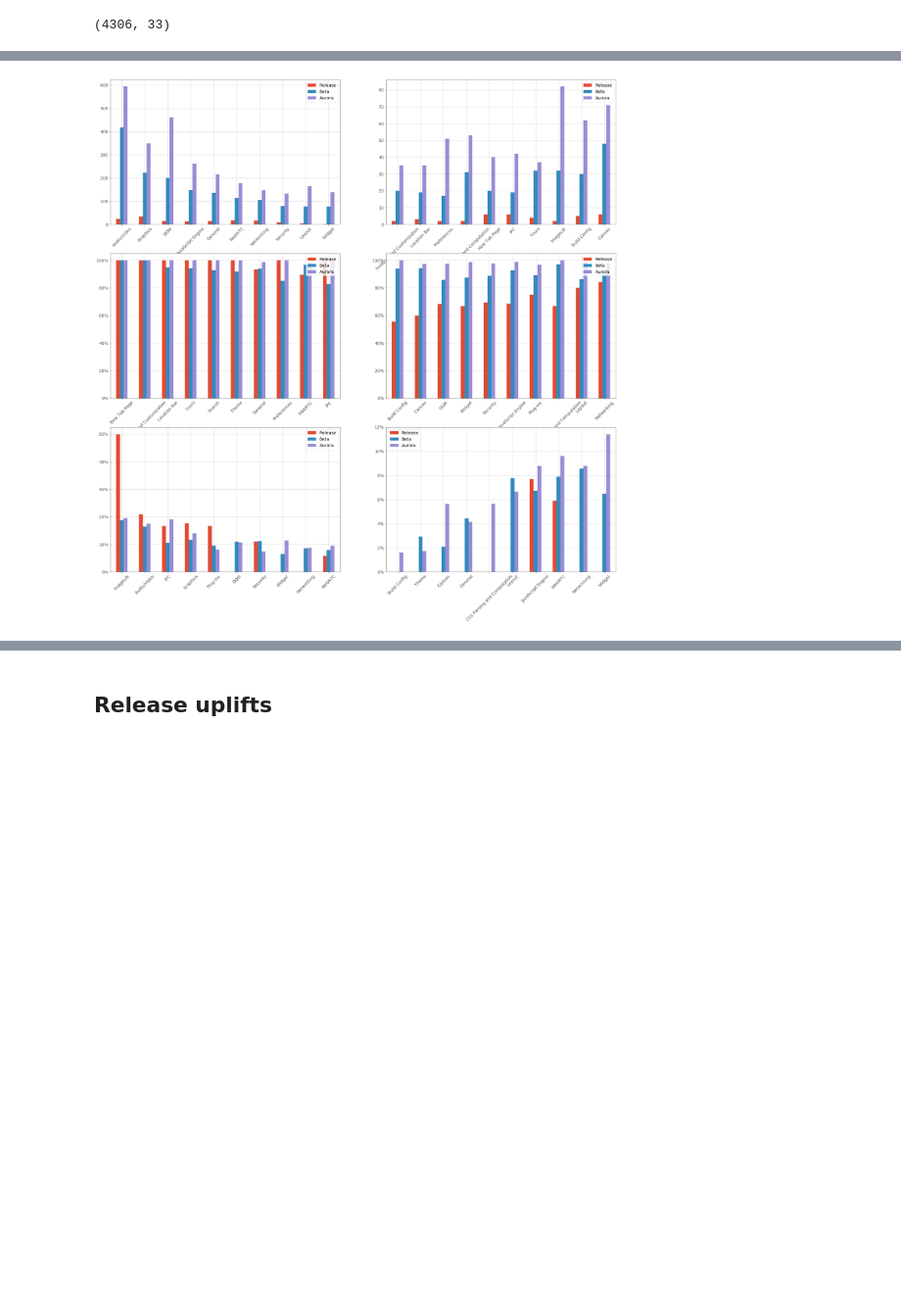
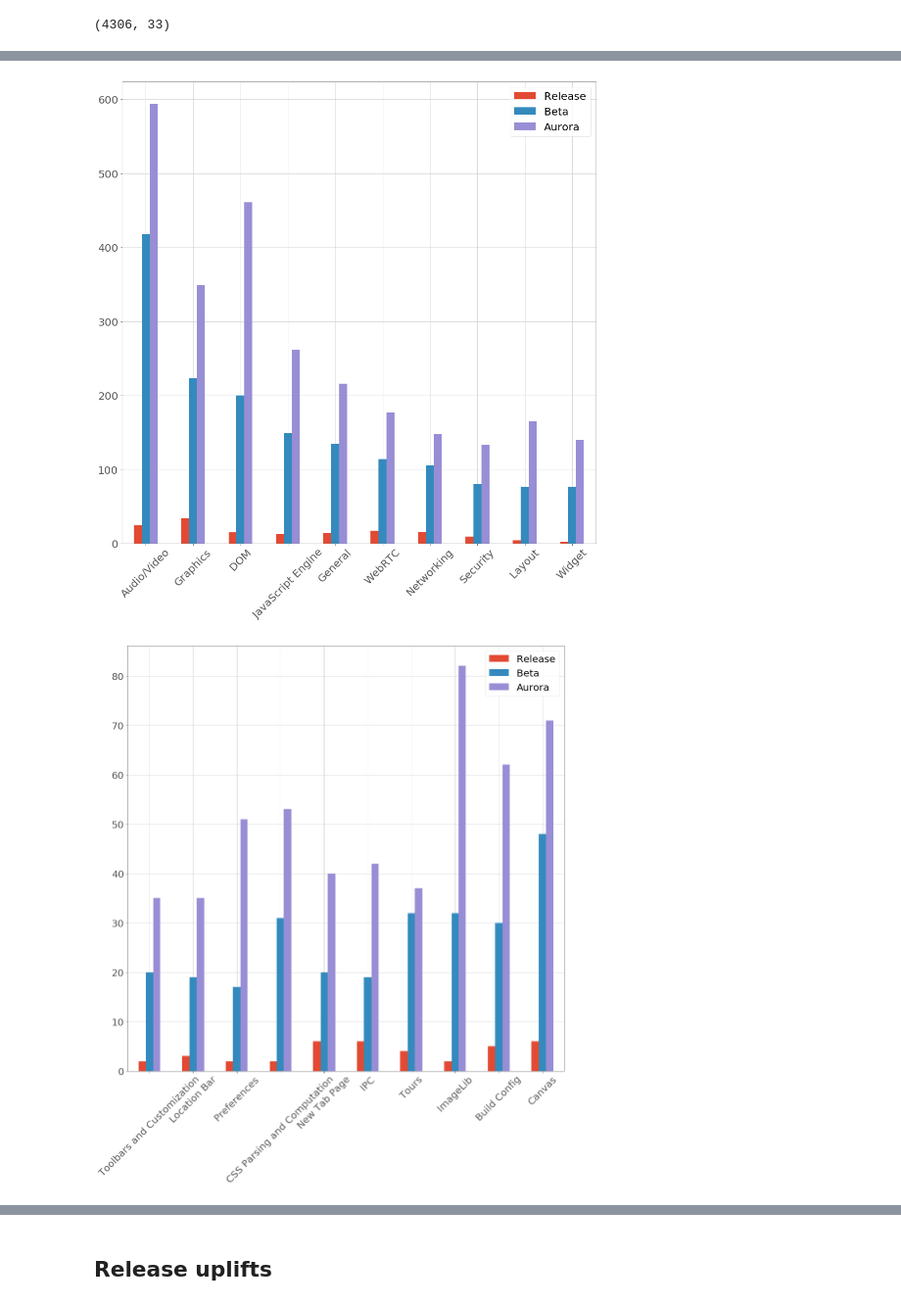
Before and after one commit to marco-c/uplift-analysis, a Jupyter notebook: plots/Plots.ipynb, the cells around one changed output, grey strips where cells are left out. Shown at 98% size. Cells and saved outputs as stored; diff of their text form; code cells hidden in the pictures; blank space fills up the shorter version.

```diff
--- a/plots/Plots.ipynb
+++ b/plots/Plots.ipynb
@@ -10,7 +10,7 @@ plt.style.use('ggplot')
 plt.rcParams['axes.facecolor'] = 'white'
 plt.rcParams['axes.edgecolor'] = 'grey'
 plt.rcParams['grid.color'] = 'lightgrey'
-plt.rcParams['font.size'] = 14
+plt.rcParams['font.size'] = 20
 # %%
 df_basic_release = pd.read_csv('../independent_metrics/basic_release.csv', index_col='bug_id')
 df_basic_beta = pd.read_csv('../independent_metrics/basic_beta.csv', index_col='bug_id')
@@ -99,16 +101,4 @@ fig.savefig('error_inducing_channels.pdf', format='pdf', bbox_inches='tight')
 # %%
-fig = plt.figure(figsize=(30,30))
-ax1 = fig.add_subplot(321)
-ax2 = fig.add_subplot(322)
-ax3 = fig.add_subplot(323)
-ax3.yaxis.set_major_formatter(mtick.FuncFormatter(lambda y, _: '{:.0%}'.format(y)))
-ax4 = fig.add_subplot(324)
-ax4.yaxis.set_major_formatter(mtick.FuncFormatter(lambda y, _: '{:.0%}'.format(y)))
-ax5 = fig.add_subplot(325)
-ax5.yaxis.set_major_formatter(mtick.FuncFormatter(lambda y, _: '{:.0%}'.format(y)))
-ax6 = fig.add_subplot(326)
-ax6.yaxis.set_major_formatter(mtick.FuncFormatter(lambda y, _: '{:.0%}'.format(y)))
-
 res1 = df_release[df_release['uplift_accepted'] == True].component.value_counts()
 res1.name = 'release'
 res2 = df_beta[df_beta['uplift_accepted'] == True].component.value_counts()
@@ -131,68 +121,94 @@ res['rate_sort_val'] = res.apply(lambda x: np.nanmean([x['release_rate'], x['bet
 res['total_sort_val'] = res.apply(lambda x: np.nanmean([10 * x['release'], 2 * x['beta'], x['aurora']]), axis=1)
 
 # Components where the highest number of patches are uplifted.
+fig = plt.figure(figsize=(16,16))
+ax = fig.add_subplot(111)
 res\
 .sort_values(['total_sort_val', 'release', 'beta', 'aurora'], ascending=False)[['release', 'beta', 'aurora']]\
 .rename(index=str, columns={'release': 'Release', 'beta': 'Beta', 'aurora': 'Aurora'})\
-.iloc[range(0,10)].plot(kind='bar', ax=ax1)
+.iloc[range(0,10)].plot(kind='bar', ax=ax)
+plt.xticks(rotation=45)
+plt.show()
+fig.savefig('per_component_a.pdf', format='pdf', bbox_inches='tight')
 
 # Components where the least number of patches are uplifted.
+fig = plt.figure(figsize=(16,16))
+ax = fig.add_subplot(111)
 res\
 .sort_values(['total_sort_val', 'release', 'beta', 'aurora'], ascending=[True, False, False, False])[['release', 'beta', 'aurora']]\
 .rename(index=str, columns={'release': 'Release', 'beta': 'Beta', 'aurora': 'Aurora'})\
-.iloc[range(0,10)].plot(kind='bar', ax=ax2)
+.iloc[range(0,10)].plot(kind='bar', ax=ax)
+plt.xticks(rotation=45)
+plt.show()
+fig.savefig('per_component_b.pdf', format='pdf', bbox_inches='tight')
 
 # Components where the acceptance rate is higher.
+fig = plt.figure(figsize=(16,16))
+ax = fig.add_subplot(111)
+ax.yaxis.set_major_formatter(mtick.FuncFormatter(lambda y, _: '{:.0%}'.format(y)))
 res\
 .sort_values(['rate_sort_val', 'release_requests', 'beta_requests', 'aurora_requests'], ascending=False)[['release_rate', 'beta_rate', 'aurora_rate']]\
 .rename(index=str, columns={'release_rate': 'Release', 'beta_rate': 'Beta', 'aurora_rate': 'Aurora'})\
-.iloc[range(0,10)].plot(kind='bar', ax=ax3)
+.iloc[range(0,10)].plot(kind='bar', ax=ax)
+plt.xticks(rotation=45)
+plt.show()
+fig.savefig('per_component_c.pdf', format='pdf', bbox_inches='tight')
 
 # Components where the acceptance rate is lower.
+fig = plt.figure(figsize=(16,16))
+ax = fig.add_subplot(111)
+ax.yaxis.set_major_formatter(mtick.FuncFormatter(lambda y, _: '{:.0%}'.format(y)))
 res\
 .sort_values(['rate_sort_val', 'release_requests', 'beta_requests', 'aurora_requests'], ascending=[True, False, False, False])[['release_rate', 'beta_rate', 'aurora_rate']]\
 .rename(index=str, columns={'release_rate': 'Release', 'beta_rate': 'Beta', 'aurora_rate': 'Aurora'})\
-.iloc[range(0,10)].plot(kind='bar', ax=ax4)
+.iloc[range(0,10)].plot(kind='bar', ax=ax)
+plt.xticks(rotation=45)
+plt.show()
+fig.savefig('per_component_d.pdf', format='pdf', bbox_inches='tight')
 
 res1 = df_release_accepted[df_release_accepted['error_inducing'] == True].component.value_counts()
 res1.name = 'release'
 res2 = df_beta_accepted[df_beta_accepted['error_inducing'] == True].component.value_counts()
 res2.name = 'beta'
 res3 = df_aurora_accepted[df_aurora_accepted['error_inducing'] == True].component.value_counts()
 res3.name = 'aurora'
 
 res = pd.concat([res1, res2, res3], axis=1)
 
 res['release_accepted'] = df_release_accepted.component.value_counts()
 res['beta_accepted'] = df_beta_accepted.component.value_counts()
 res['aurora_accepted'] = df_aurora_accepted.component.value_counts()
 res['release_rate'] = res['release'] / res['release_accepted']
 res['beta_rate'] = res['beta'] / res['beta_accepted']
 res['aurora_rate'] = res['aurora'] / res['aurora_accepted']
 
 res = res[(res.release_accepted > 1) & (res.beta_accepted > 10) & (res.aurora_accepted > 20)]
 
 res['rate_sort_val'] = res.apply(lambda x: np.nanmean([x['release_rate'], x['beta_rate'], x['aurora_rate']]), axis=1)
 
 # Components where the error inducing rate is higher.
+fig = plt.figure(figsize=(16,16))
+ax = fig.add_subplot(111)
+ax.yaxis.set_major_formatter(mtick.FuncFormatter(lambda y, _: '{:.0%}'.format(y)))
 res\
 .sort_values(['rate_sort_val', 'release_accepted', 'beta_accepted', 'aurora_accepted'], ascending=False)[['release_rate', 'beta_rate', 'aurora_rate']]\
 .rename(index=str, columns={'release_rate': 'Release', 'beta_rate': 'Beta', 'aurora_rate': 'Aurora'})\
-.iloc[range(0,10)].plot(kind='bar', ax=ax5)
+.iloc[range(0,10)].plot(kind='bar', ax=ax)
+plt.xticks(rotation=45)
+plt.show()
+fig.savefig('per_component_e.pdf', format='pdf', bbox_inches='tight')
 
 # Components where the error inducing rate is lower.
+fig = plt.figure(figsize=(16,16))
+ax = fig.add_subplot(111)
+ax.yaxis.set_major_formatter(mtick.FuncFormatter(lambda y, _: '{:.0%}'.format(y)))
 res\
 .sort_values(['rate_sort_val', 'release_accepted', 'beta_accepted', 'aurora_accepted'], ascending=[True, False, False, False])[['release_rate', 'beta_rate', 'aurora_rate']]\
 .rename(index=str, columns={'release_rate': 'Release', 'beta_rate': 'Beta', 'aurora_rate': 'Aurora'})\
-.iloc[range(0,10)].plot(kind='bar', ax=ax6)
-
-plt.setp(ax1.xaxis.get_majorticklabels(), rotation=45)
-plt.setp(ax2.xaxis.get_majorticklabels(), rotation=45)
-plt.setp(ax3.xaxis.get_majorticklabels(), rotation=45)
-plt.setp(ax4.xaxis.get_majorticklabels(), rotation=45)
-plt.setp(ax5.xaxis.get_majorticklabels(), rotation=45)
-plt.setp(ax6.xaxis.get_majorticklabels(), rotation=45)
+.iloc[range(0,10)].plot(kind='bar', ax=ax)
+plt.xticks(rotation=45)
 plt.show()
-fig.savefig('per_component.pdf', format='pdf', bbox_inches='tight')
+fig.savefig('per_component_f.pdf', format='pdf', bbox_inches='tight')
 # %% [output]
-[figure, old version]
+[figure, new version]
+[figure, added]
```
Also changed, not shown: parts of 23 cells of this notebook.
